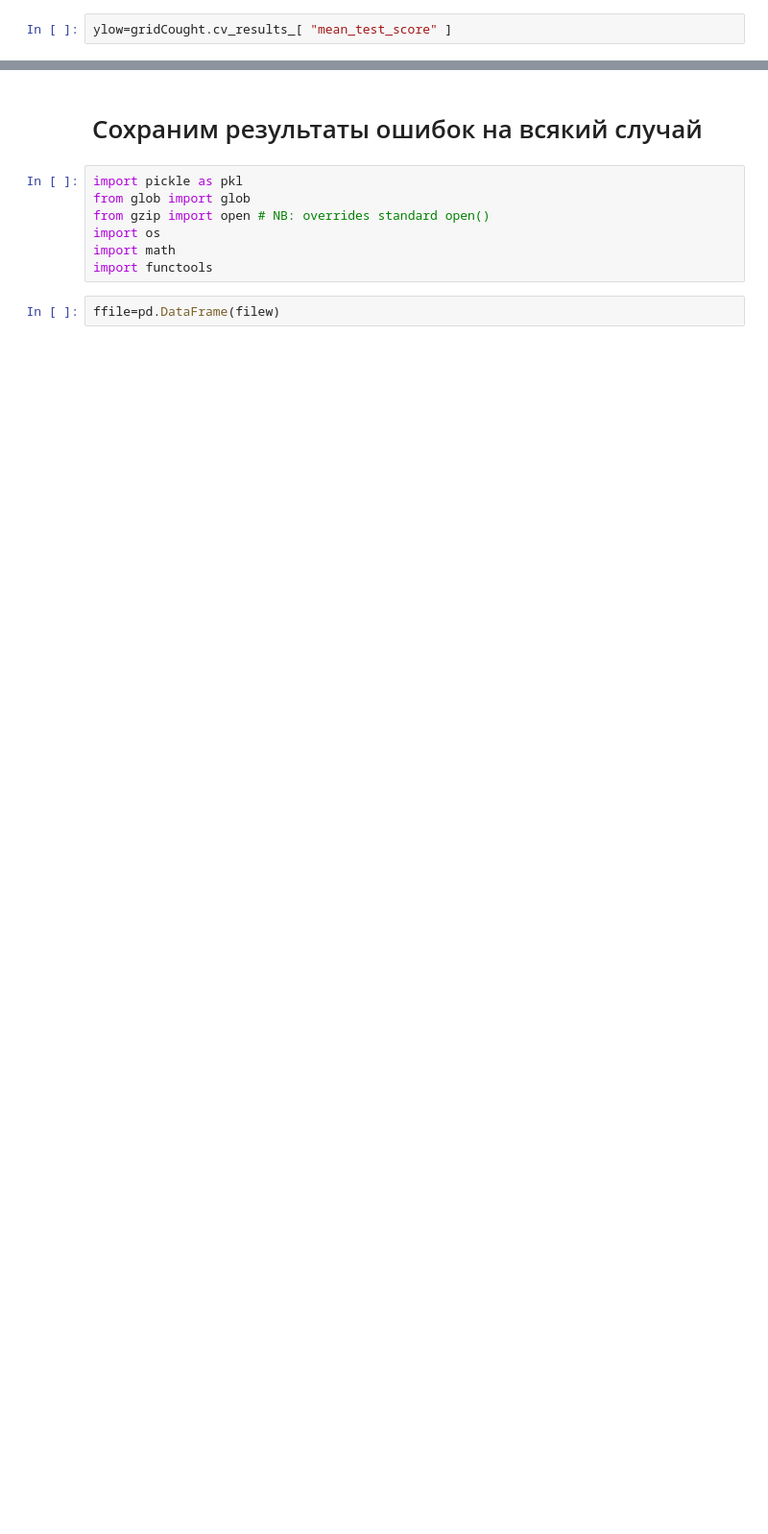
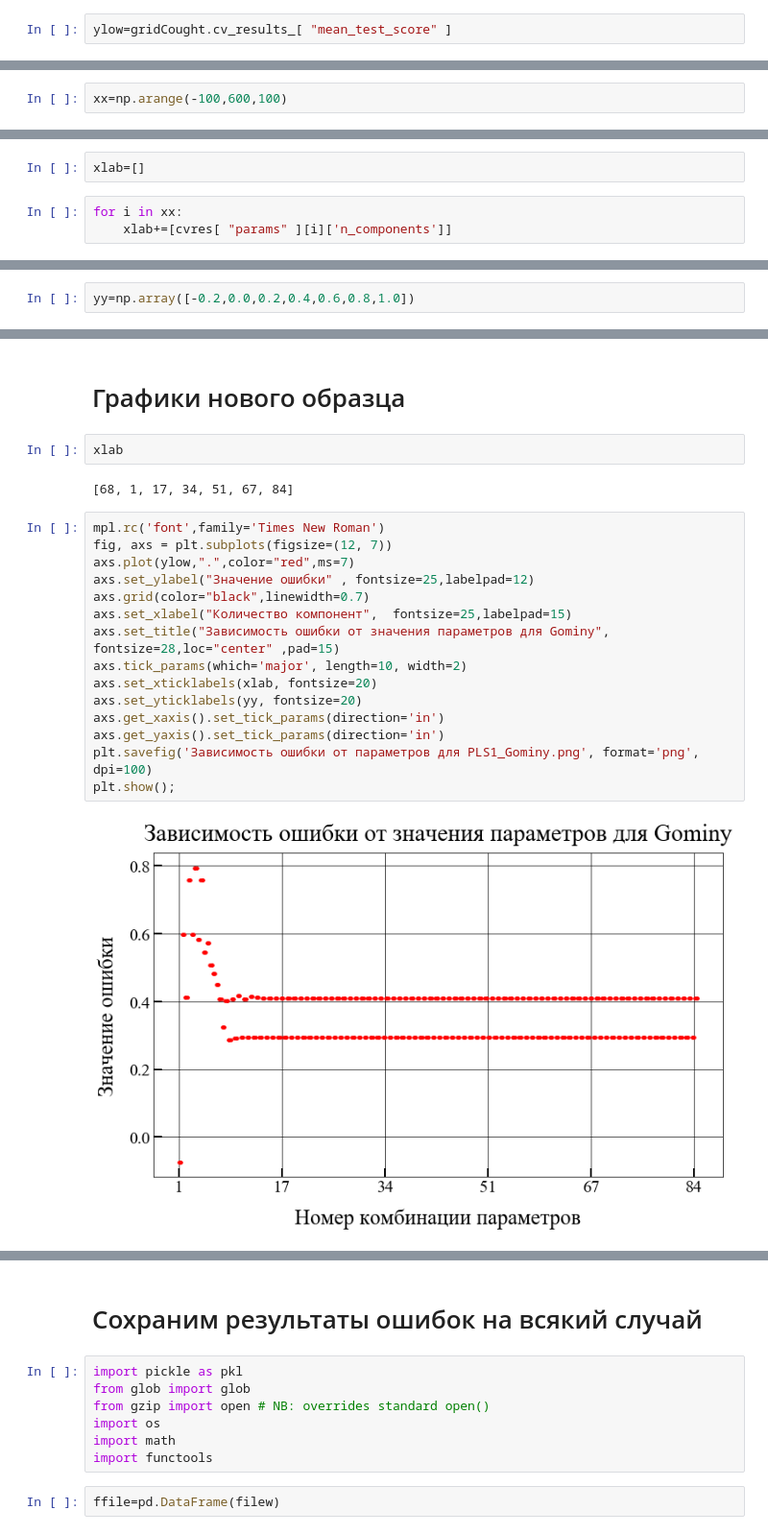
Before and after one commit to 89605502155/course-work-2, a Jupyter notebook: PLS1_regression.ipynb, the cells around one changed output, grey strips where cells are left out. Shown at 96% size. Saved outputs shown, nothing was run; the diff lists cells and outputs as text; blank space fills up the shorter version.

```diff
--- a/PLS1_regression.ipynb
+++ b/PLS1_regression.ipynb
@@ -116,0 +109,2 @@ xlow[0]
+# %%
+xx=np.arange(-100,600,100)
@@ -116,0 +115,5 @@ xlow[0]
+# %%
+xlab=[]
+# %%
+for i in xx:
+    xlab+=[cvres[ "params" ][i]['n_components']]
@@ -116,0 +122,2 @@ xlow[0]
+# %%
+yy=np.array([-0.2,0.0,0.2,0.4,0.6,0.8,1.0])
@@ -116,0 +128,23 @@ xlow[0]
+# %% [markdown]
+# Графики нового образца
+# %%
+xlab
+# %% [output]
+[68, 1, 17, 34, 51, 67, 84]
+# %%
+mpl.rc('font',family='Times New Roman')
+fig, axs = plt.subplots(figsize=(12, 7))
+axs.plot(ylow,".",color="red",ms=7)
+axs.set_ylabel("Значение ошибки" , fontsize=25,labelpad=12)
+axs.grid(color="black",linewidth=0.7)
+axs.set_xlabel("Количество компонент",  fontsize=25,labelpad=15)
+axs.set_title("Зависимость ошибки от значения параметров для Gominy", fontsize=28,loc="center" ,pad=15)
+axs.tick_params(which='major', length=10, width=2)
+axs.set_xticklabels(xlab, fontsize=20)
+axs.set_yticklabels(yy, fontsize=20)
+axs.get_xaxis().set_tick_params(direction='in')
+axs.get_yaxis().set_tick_params(direction='in')
+plt.savefig('Зависимость ошибки от параметров для PLS1_Gominy.png', format='png', dpi=100)
+plt.show();
+# %% [output]
+[figure, added]
```
Also changed, not shown: parts of 23 cells of this notebook, 4 other files.
